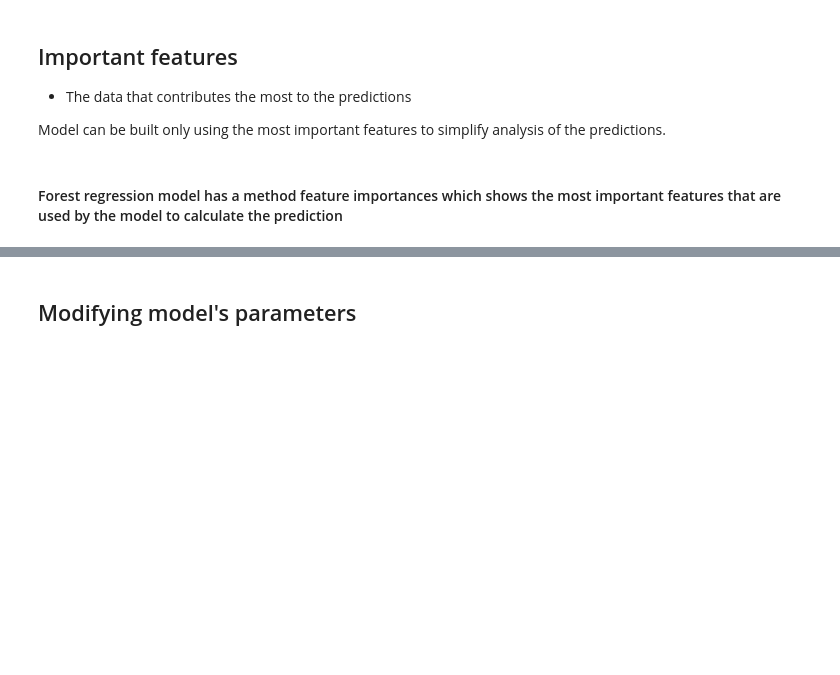
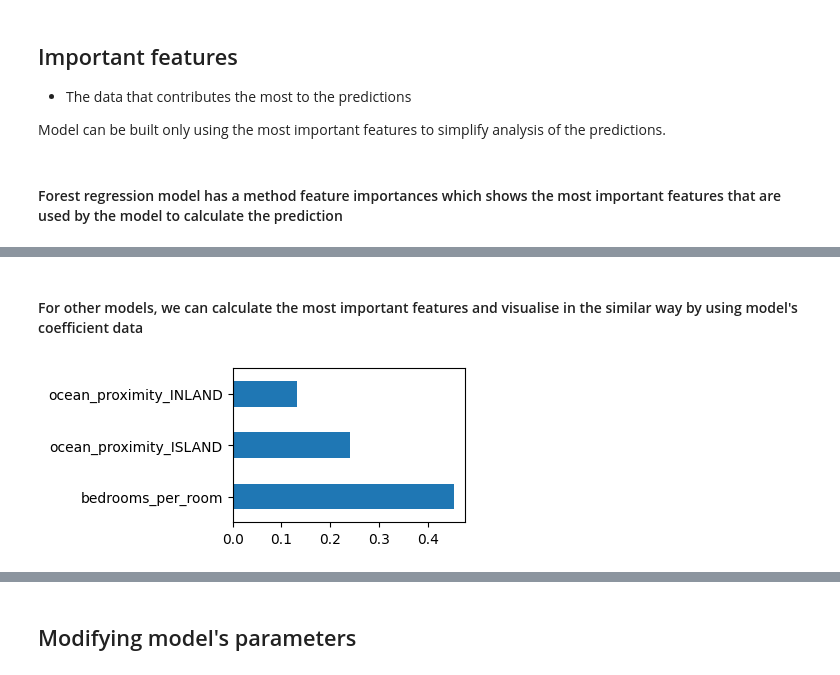
Before and after one commit to angelikavilde/AI-predict-house-value, a Jupyter notebook: model.ipynb, the cells around one changed output, grey strips where cells are left out. Cells and saved outputs as stored; diff of their text form; code cells hidden in the pictures; blank space fills up the shorter version.

Commit message:
added feature importances calculations for all 3 models

```diff
--- a/model.ipynb
+++ b/model.ipynb
@@ -130 +130,11 @@ feat_importances.nlargest(3).plot(kind="barh") # plot 3 of the highest importanc
 [figure]
+# %% [markdown]
+#### For other models, we can calculate the most important features and visualise in the similar way by using model's coefficient data
+# %%
+# Linear regression model:
+coefficients = abs(reg_model.coef_) # as some weigh in the separate direction (.coef_ is similar to feature importances)
+coef_df = pd.Series(coefficients/sum(coefficients), index = X_train.columns) # feature names and coefficients of the model
+plt.figure(figsize=(3, 2))
+coef_df.nlargest(3).plot(kind="barh");
+# %% [output]
+[figure, added]
```
Also changed, not shown: parts of 6 cells of this notebook.
